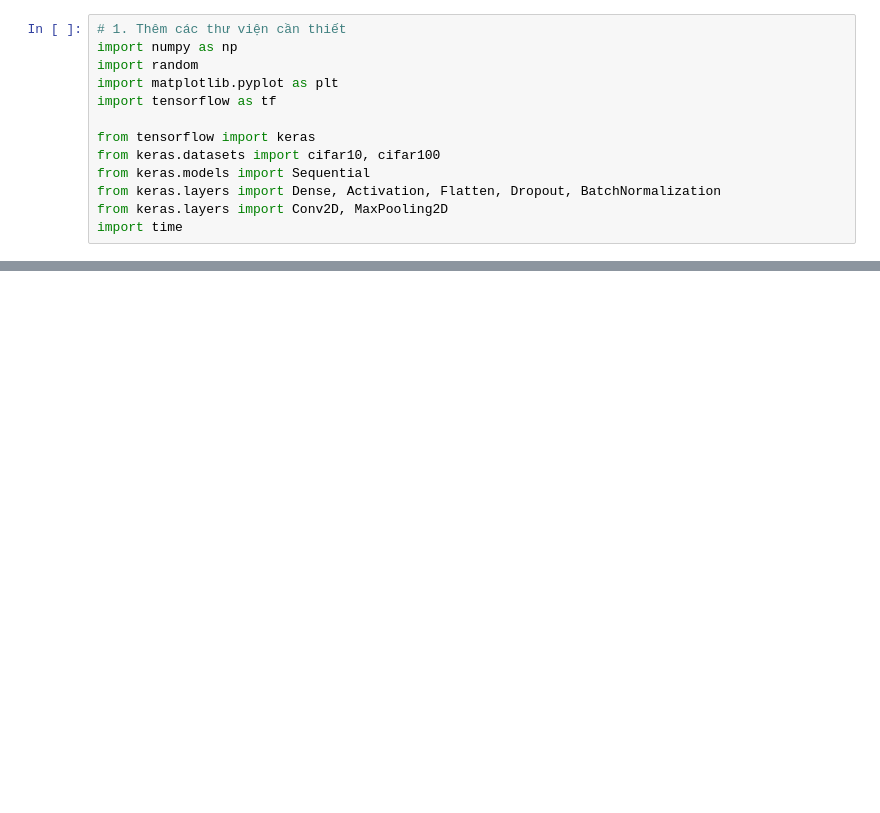
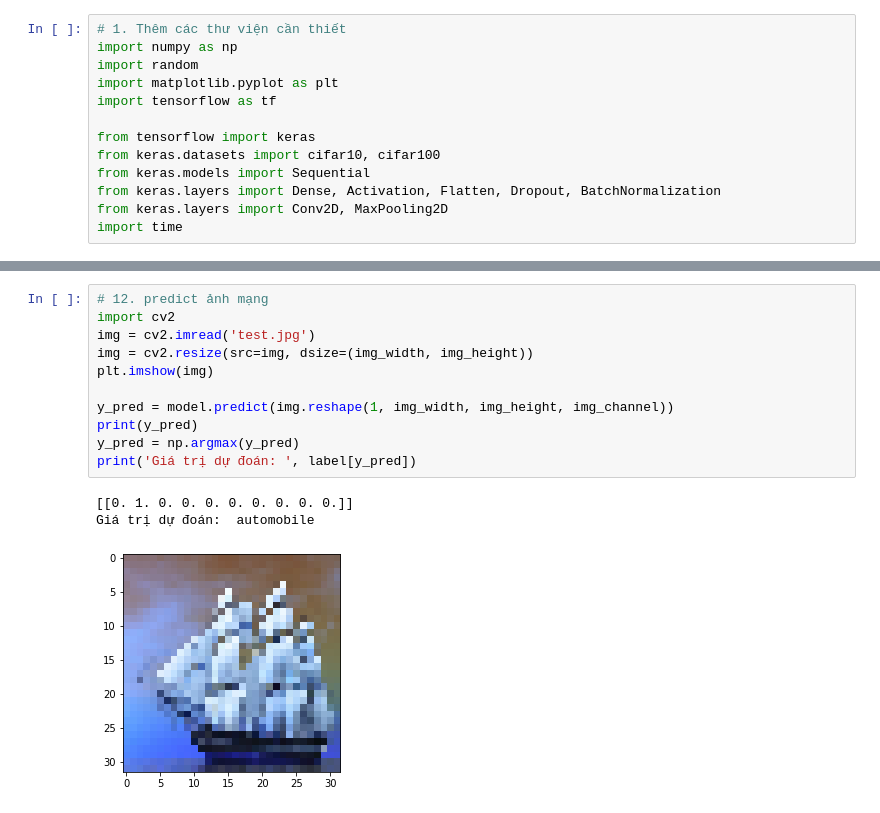
Before and after one commit to huynhspm/Basic_ML, a Jupyter notebook: Image Classification/Cifar10_Project.ipynb, the cells around one changed output, grey strips where cells are left out. Cells and saved outputs as stored; diff of their text form; blank space fills up the shorter version.

```diff
--- a/Image Classification/Cifar10_Project.ipynb
+++ b/Image Classification/Cifar10_Project.ipynb
@@ -188,0 +200,15 @@ Giá trị dự đoán:  ship
+# %%
+# 12. predict ảnh mạng
+import cv2
+img = cv2.imread('test.jpg')
+img = cv2.resize(src=img, dsize=(img_width, img_height))
+plt.imshow(img)
+
+y_pred = model.predict(img.reshape(1, img_width, img_height, img_channel))
+print(y_pred)
+y_pred = np.argmax(y_pred)
+print('Giá trị dự đoán: ', label[y_pred])
+# %% [output]
+[[0. 1. 0. 0. 0. 0. 0. 0. 0. 0.]]
+Giá trị dự đoán:  automobile
+[figure, added]
```
Also changed, not shown: parts of 10 cells of this notebook.
